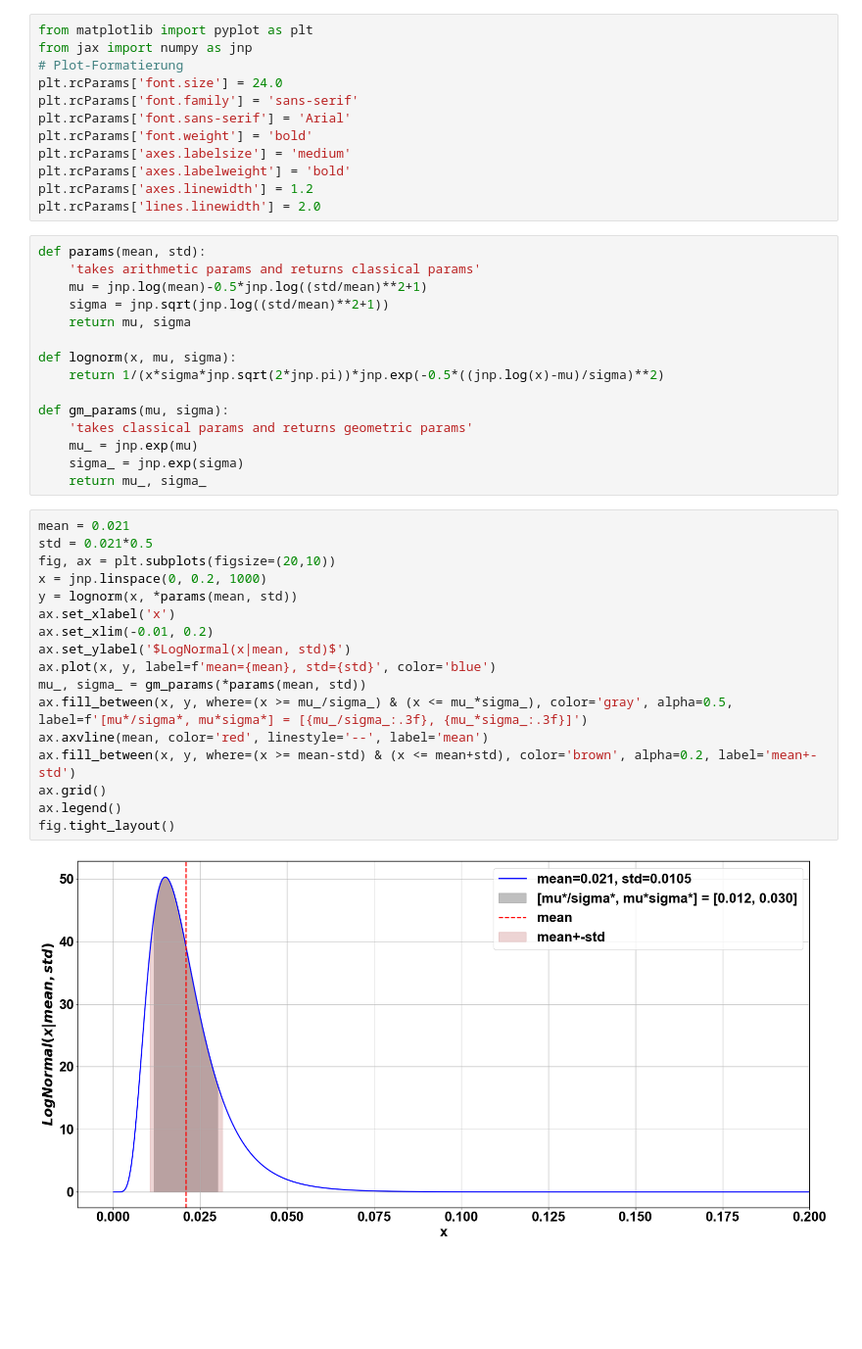
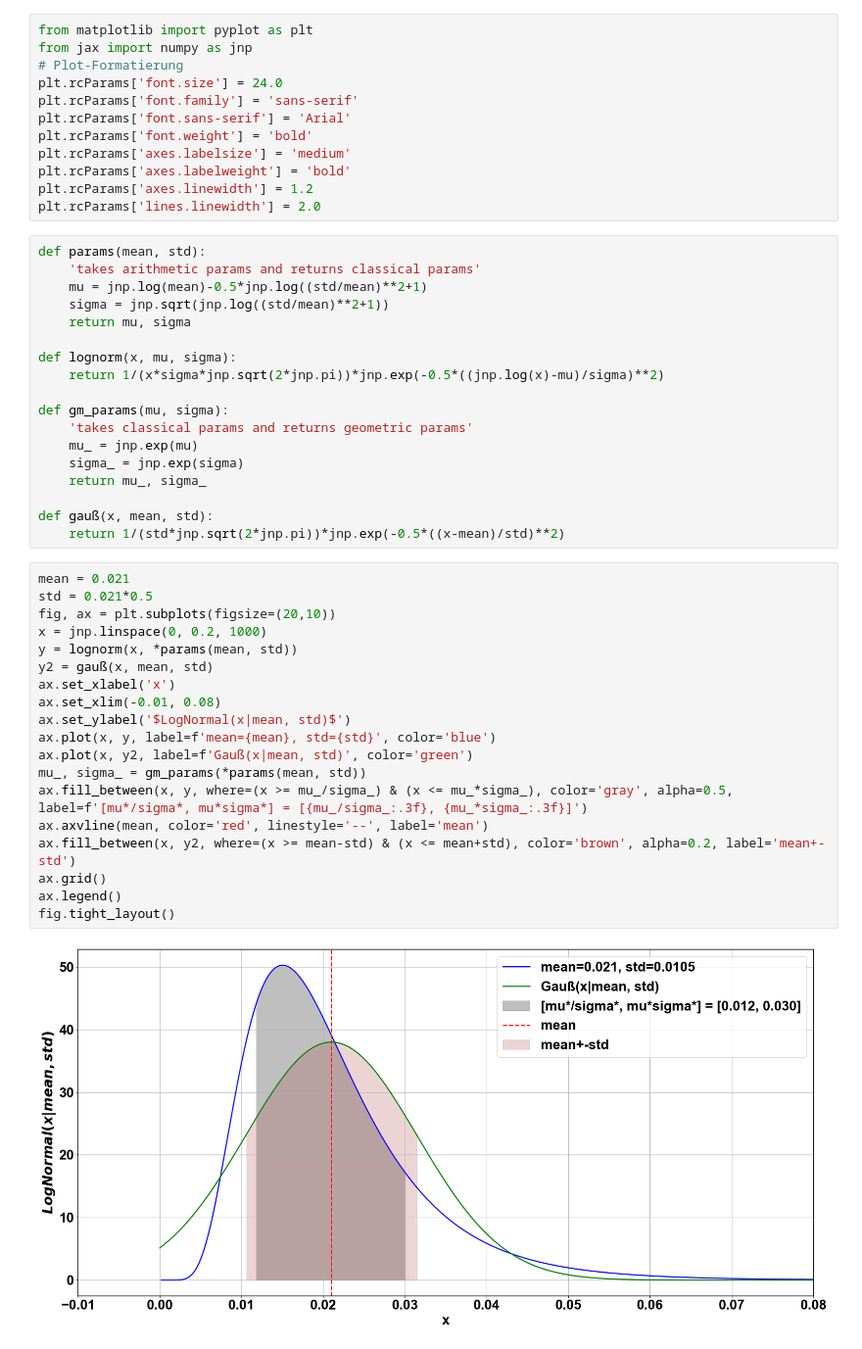
Before and after one commit to rubba0220/Bachelorarbeit, a Jupyter notebook: LogNormal.ipynb, the cells around one changed output. Shown at 98% size. Saved outputs shown, nothing was run; the diff lists cells and outputs as text; blank space fills up the shorter version.

```diff
--- a/LogNormal.ipynb
+++ b/LogNormal.ipynb
@@ -25,22 +25,27 @@ def gm_params(mu, sigma):
     mu_ = jnp.exp(mu)
     sigma_ = jnp.exp(sigma)
     return mu_, sigma_
+
+def gauß(x, mean, std):
+    return 1/(std*jnp.sqrt(2*jnp.pi))*jnp.exp(-0.5*((x-mean)/std)**2)
 # %%
 mean = 0.021
 std = 0.021*0.5
 fig, ax = plt.subplots(figsize=(20,10))
 x = jnp.linspace(0, 0.2, 1000)
 y = lognorm(x, *params(mean, std))
+y2 = gauß(x, mean, std)
 ax.set_xlabel('x')
-ax.set_xlim(-0.01, 0.2)
+ax.set_xlim(-0.01, 0.08)
 ax.set_ylabel('$LogNormal(x|mean, std)$')
 ax.plot(x, y, label=f'mean={mean}, std={std}', color='blue')
+ax.plot(x, y2, label=f'Gauß(x|mean, std)', color='green')
 mu_, sigma_ = gm_params(*params(mean, std))
 ax.fill_between(x, y, where=(x >= mu_/sigma_) & (x <= mu_*sigma_), color='gray', alpha=0.5, label=f'[mu*/sigma*, mu*sigma*] = [{mu_/sigma_:.3f}, {mu_*sigma_:.3f}]')
 ax.axvline(mean, color='red', linestyle='--', label='mean')
-ax.fill_between(x, y, where=(x >= mean-std) & (x <= mean+std), color='brown', alpha=0.2, label='mean+-std')
+ax.fill_between(x, y2, where=(x >= mean-std) & (x <= mean+std), color='brown', alpha=0.2, label='mean+-std')
 ax.grid()
 ax.legend()
 fig.tight_layout()
 # %% [output]
-[figure, old version]
+[figure, new version]
```
Also changed, not shown: 6 other files.
